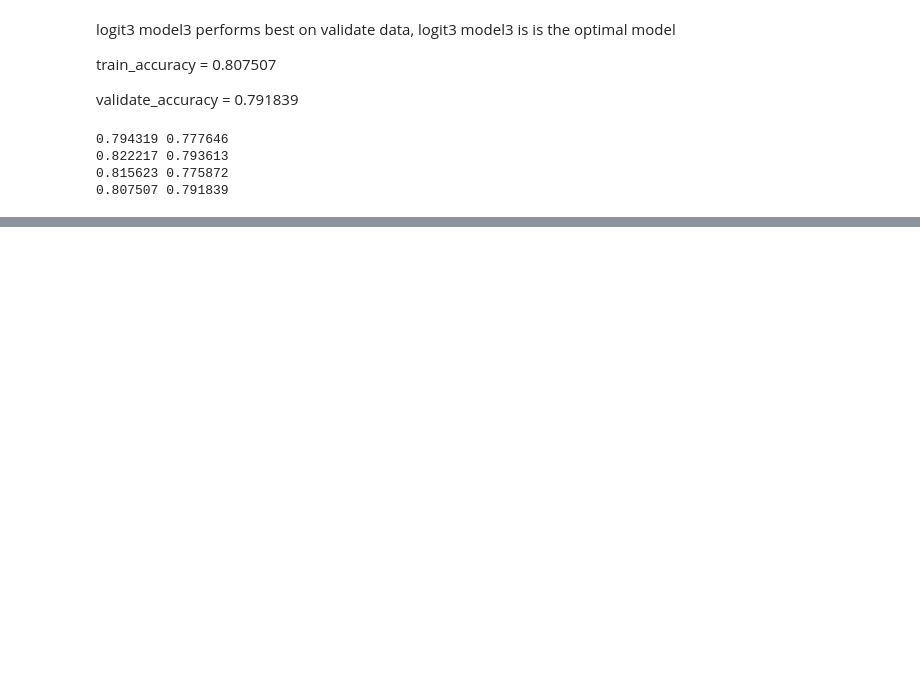
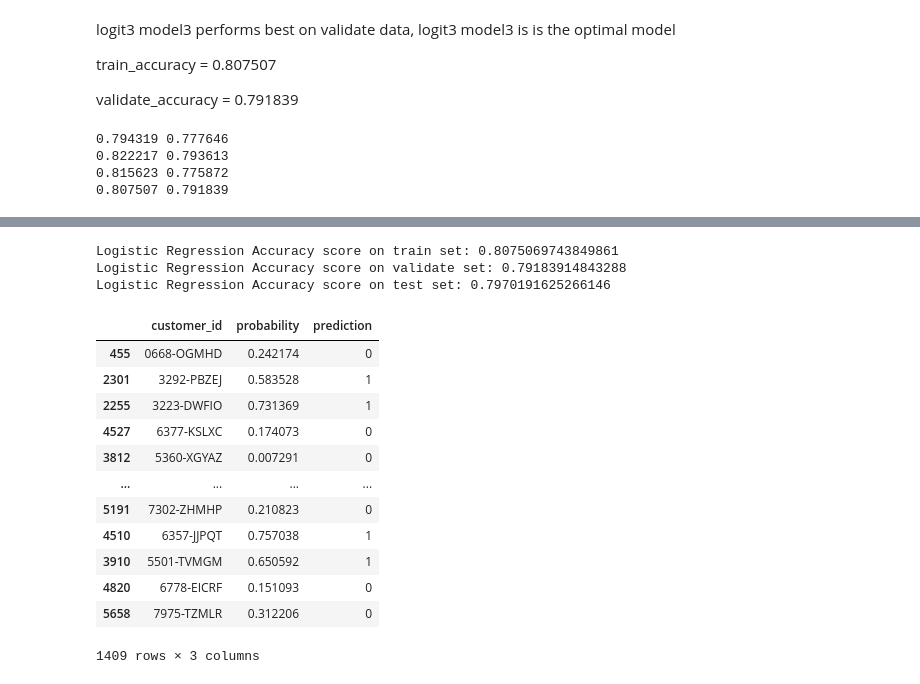
Before and after one commit to devgurung141/telco_project1, a Jupyter notebook: explore.ipynb, the cells around one changed output, grey strips where cells are left out. Drawn from its saved outputs; the diff is of its cells as text; code cells hidden in the pictures; blank space fills up the shorter version.

```diff
--- a/explore.ipynb
+++ b/explore.ipynb
@@ -587,0 +553,55 @@ print(lrg_train_accuracy, lrg_validate_accuracy)
+# %%
+# create model
+logit = LogisticRegression(C = 0.1, random_state=seed, solver='liblinear')
+
+# fit the model to train data
+logit.fit(X_train, y_train)
+
+# evaluate the model's performance on train
+y_train_pred =logit.predict(X_train)
+
+# evaluate the model's performance on validate
+y_validate_pred = logit.predict(X_validate)
+
+# use Logistic Regression model to make predictions
+y_test_pred = logit.predict(X_test)
+
+
+# compute accuracy
+train_acc = logit.score(X_train, y_train)
+validate_acc = logit.score(X_validate, y_validate)
+test_acc = logit.score(X_test, y_test)
+
+print(f'Logistic Regression Accuracy score on train set: {train_acc}')
+print(f'Logistic Regression Accuracy score on validate set: {validate_acc}')
+print(f'Logistic Regression Accuracy score on test set: {test_acc}')
+
+# estimate probability
+y_pred_proba = logit.predict_proba(X_test)
+
+# select the 2nd item in the array to get prob of survival (1)
+y_pred_proba = np.array([i[1] for i in y_pred_proba])
+
+test_results = pd.DataFrame({'customer_id': test.customer_id,
+                        'probability': y_pred_proba,
+                         'prediction': y_test_pred})
+# %% [output]
+Logistic Regression Accuracy score on train set: 0.8075069743849861
+Logistic Regression Accuracy score on validate set: 0.79183914843288
+Logistic Regression Accuracy score on test set: 0.7970191625266146
+# %%
+test_results
+# %% [output]
+|  | customer_id | probability | prediction |
+| 455 | 0668-OGMHD | 0.242174 | 0 |
+| 2301 | 3292-PBZEJ | 0.583528 | 1 |
+| 2255 | 3223-DWFIO | 0.731369 | 1 |
+| 4527 | 6377-KSLXC | 0.174073 | 0 |
+| 3812 | 5360-XGYAZ | 0.007291 | 0 |
+| ... | ... | ... | ... |
+| 5191 | 7302-ZHMHP | 0.210823 | 0 |
+| 4510 | 6357-JJPQT | 0.757038 | 1 |
+| 3910 | 5501-TVMGM | 0.650592 | 1 |
+| 4820 | 6778-EICRF | 0.151093 | 0 |
+| 5658 | 7975-TZMLR | 0.312206 | 0 |
+1409 rows × 3 columns
```
Also changed, not shown: parts of 21 cells of this notebook.
